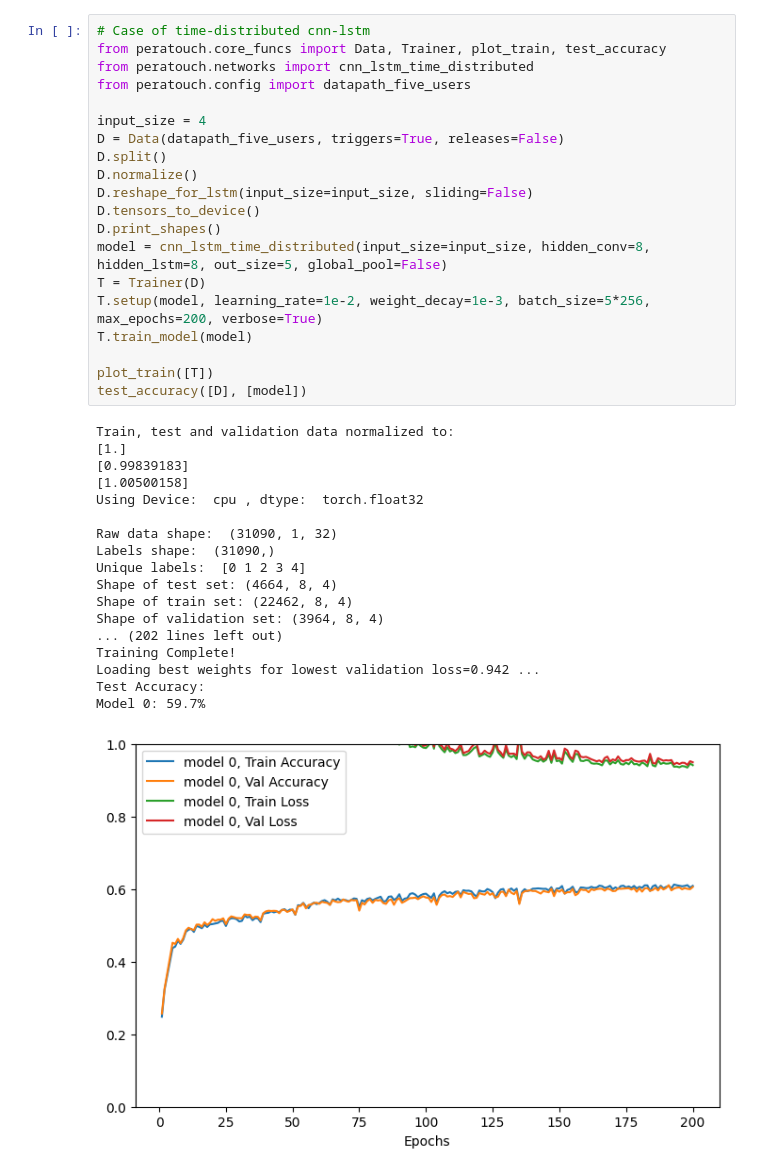
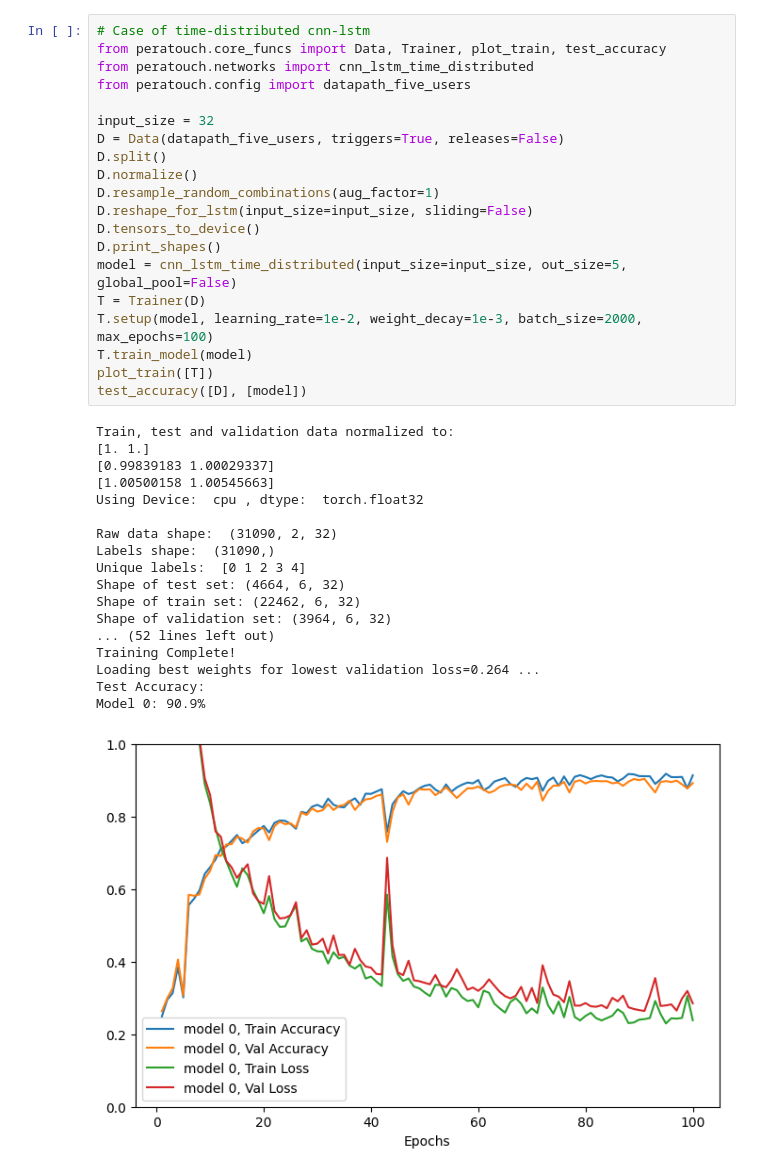
Before and after one commit to GuiMacielPereira/sensor_ML, a Jupyter notebook: notebooks/04_cnn_lstm.sync.ipynb, the cells around one changed output. Cells and saved outputs as stored; diff of their text form.

```diff
--- a/notebooks/04_cnn_lstm.sync.ipynb
+++ b/notebooks/04_cnn_lstm.sync.ipynb
@@ -55,39 +39,39 @@ Model 0: 86.8%
 # %%
 # Case of time-distributed cnn-lstm
 from peratouch.core_funcs import Data, Trainer, plot_train, test_accuracy
 from peratouch.networks import cnn_lstm_time_distributed
 from peratouch.config import datapath_five_users
 
-input_size = 4
+input_size = 32
 D = Data(datapath_five_users, triggers=True, releases=False)
 D.split()
 D.normalize()
+D.resample_random_combinations(aug_factor=1)
 D.reshape_for_lstm(input_size=input_size, sliding=False)
 D.tensors_to_device()
 D.print_shapes()
-model = cnn_lstm_time_distributed(input_size=input_size, hidden_conv=8, hidden_lstm=8, out_size=5, global_pool=False)
+model = cnn_lstm_time_distributed(input_size=input_size, out_size=5, global_pool=False)
 T = Trainer(D)
-T.setup(model, learning_rate=1e-2, weight_decay=1e-3, batch_size=5*256, max_epochs=200, verbose=True)
+T.setup(model, learning_rate=1e-2, weight_decay=1e-3, batch_size=2000, max_epochs=100)
 T.train_model(model)
-
 plot_train([T])
 test_accuracy([D], [model])
 # %% [output]
 Train, test and validation data normalized to:
-[1.]
-[0.99839183]
-[1.00500158]
+[1. 1.]
+[0.99839183 1.00029337]
+[1.00500158 1.00545663]
 Using Device:  cpu , dtype:  torch.float32
 
-Raw data shape:  (31090, 1, 32)
+Raw data shape:  (31090, 2, 32)
 Labels shape:  (31090,)
 Unique labels:  [0 1 2 3 4]
-Shape of test set: (4664, 8, 4)
-Shape of train set: (22462, 8, 4)
-Shape of validation set: (3964, 8, 4)
-... (202 lines left out)
+Shape of test set: (4664, 6, 32)
+Shape of train set: (22462, 6, 32)
+Shape of validation set: (3964, 6, 32)
+... (52 lines left out)
 Training Complete!
-Loading best weights for lowest validation loss=0.942 ...
+Loading best weights for lowest validation loss=0.264 ...
 Test Accuracy:
-Model 0: 59.7%
+Model 0: 90.9%
-[figure, old version]
+[figure, new version]
```
Also changed, not shown: parts of 2 cells of this notebook, 8 other files.
